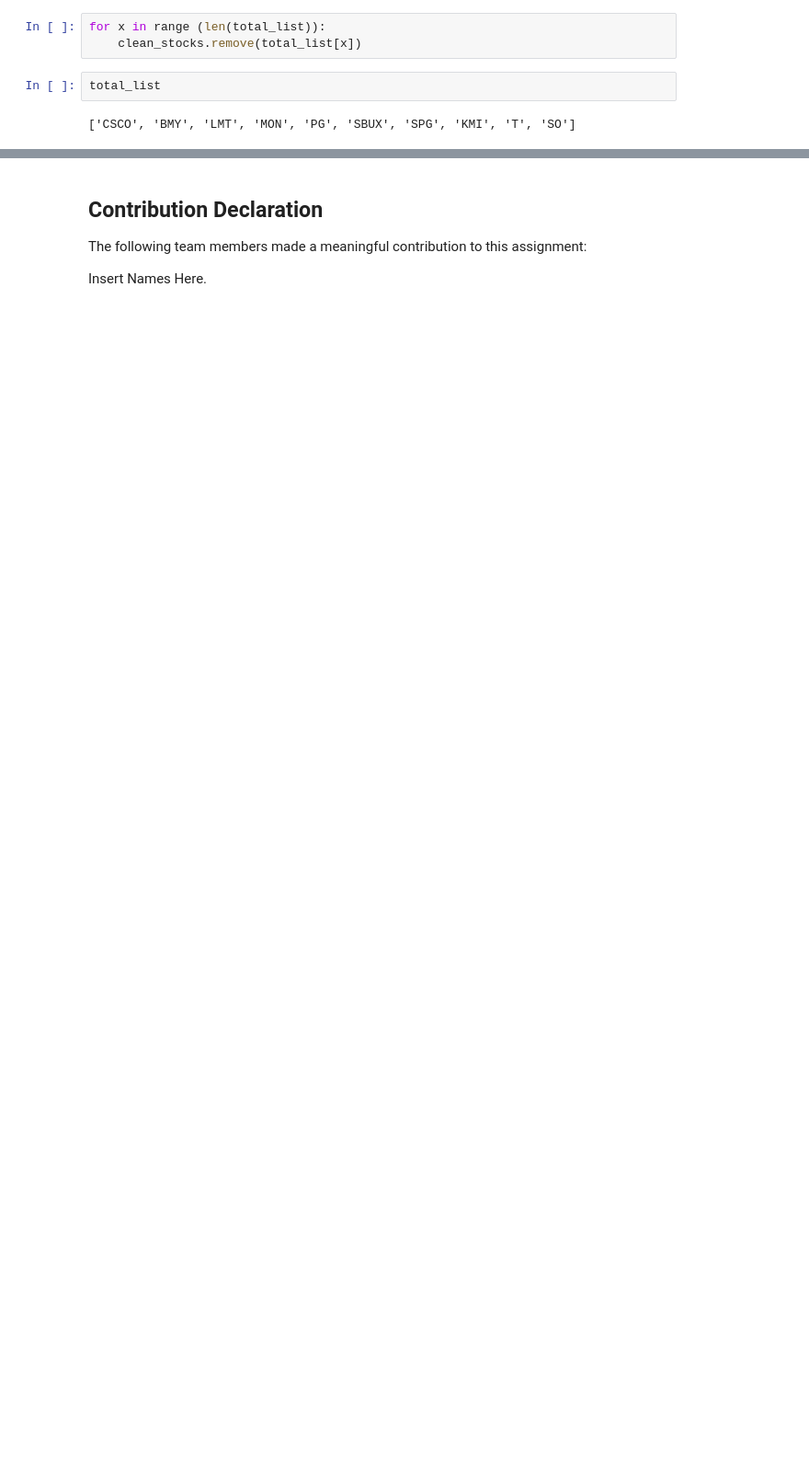
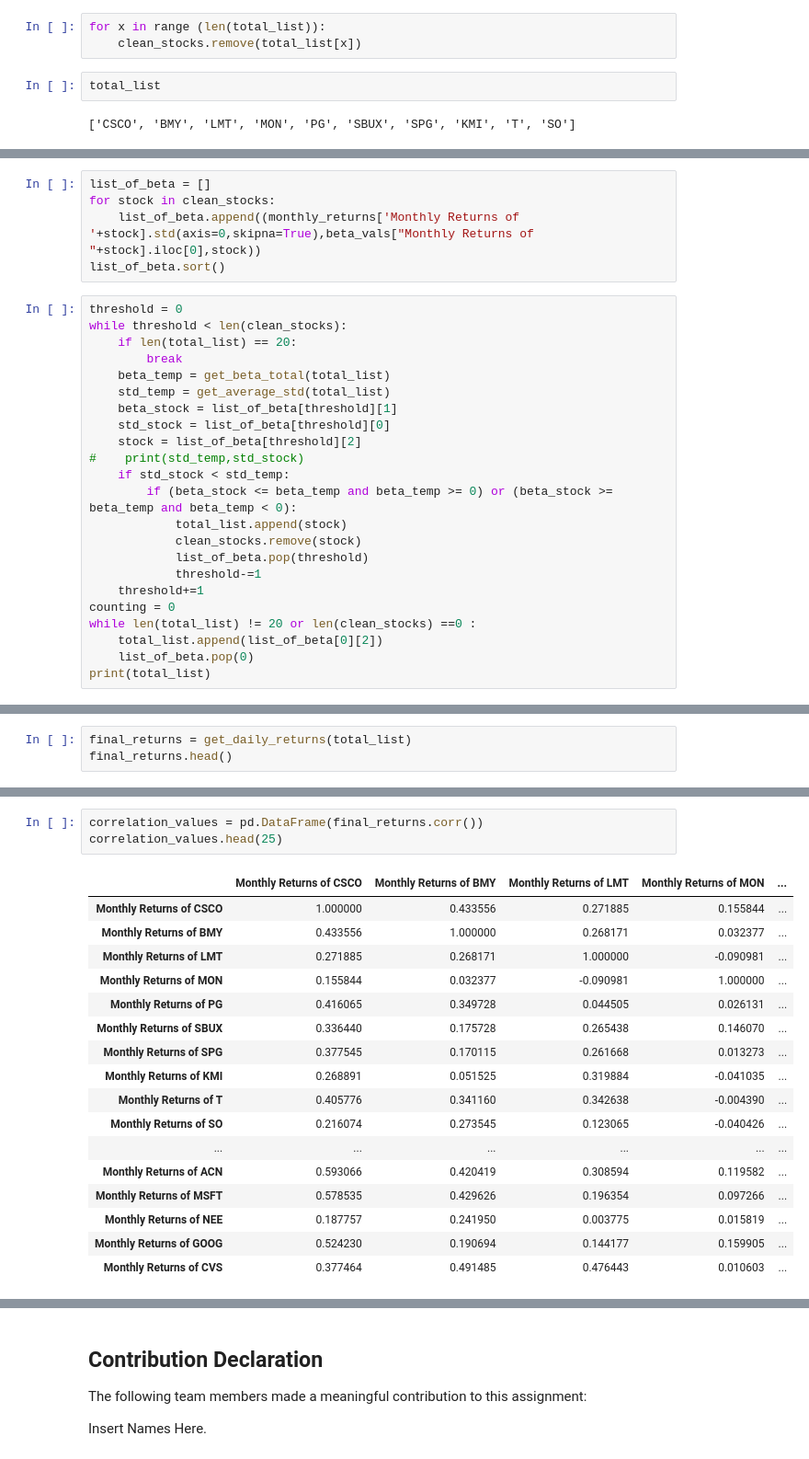
Before and after one commit to airickLeo/Personal-Algo-Bot, a Jupyter notebook: Team_15_Assignment.ipynb, the cells around one changed output, grey strips where cells are left out. Shown at 92% size. Saved outputs shown, nothing was run; the diff lists cells and outputs as text; blank space fills up the shorter version.

```diff
--- a/Team_15_Assignment.ipynb
+++ b/Team_15_Assignment.ipynb
@@ -522,0 +381,28 @@ for x in range (min(len(cleaned_list),20)):
+# %%
+list_of_beta = []
+for stock in clean_stocks:
+    list_of_beta.append((monthly_returns['Monthly Returns of '+stock].std(axis=0,skipna=True),beta_vals["Monthly Returns of "+stock].iloc[0],stock))
+list_of_beta.sort()
+# %%
+threshold = 0
+while threshold < len(clean_stocks):
+    if len(total_list) == 20:
+        break
+    beta_temp = get_beta_total(total_list)
+    std_temp = get_average_std(total_list)
+    beta_stock = list_of_beta[threshold][1]
+    std_stock = list_of_beta[threshold][0]
+    stock = list_of_beta[threshold][2]
+#    print(std_temp,std_stock)
+    if std_stock < std_temp:
+        if (beta_stock <= beta_temp and beta_temp >= 0) or (beta_stock >= beta_temp and beta_temp < 0):
+            total_list.append(stock)
+            clean_stocks.remove(stock)
+            list_of_beta.pop(threshold)
+            threshold-=1
+    threshold+=1
+counting = 0
+while len(total_list) != 20 or len(clean_stocks) ==0 :
+    total_list.append(list_of_beta[0][2])
+    list_of_beta.pop(0)
+print(total_list)
@@ -522,0 +411,3 @@ for x in range (min(len(cleaned_list),20)):
+# %%
+final_returns = get_daily_returns(total_list)
+final_returns.head()
@@ -522,0 +422,21 @@ for x in range (min(len(cleaned_list),20)):
+# %%
+correlation_values = pd.DataFrame(final_returns.corr())
+correlation_values.head(25)
+# %% [output]
+|  | Monthly Returns of CSCO | Monthly Returns of BMY | Monthly Returns of LMT | Monthly Returns of MON | ... |
+| Monthly Returns of CSCO | 1.000000 | 0.433556 | 0.271885 | 0.155844 | ... |
+| Monthly Returns of BMY | 0.433556 | 1.000000 | 0.268171 | 0.032377 | ... |
+| Monthly Returns of LMT | 0.271885 | 0.268171 | 1.000000 | -0.090981 | ... |
+| Monthly Returns of MON | 0.155844 | 0.032377 | -0.090981 | 1.000000 | ... |
+| Monthly Returns of PG | 0.416065 | 0.349728 | 0.044505 | 0.026131 | ... |
+| Monthly Returns of SBUX | 0.336440 | 0.175728 | 0.265438 | 0.146070 | ... |
+| Monthly Returns of SPG | 0.377545 | 0.170115 | 0.261668 | 0.013273 | ... |
+| Monthly Returns of KMI | 0.268891 | 0.051525 | 0.319884 | -0.041035 | ... |
+| Monthly Returns of T | 0.405776 | 0.341160 | 0.342638 | -0.004390 | ... |
+| Monthly Returns of SO | 0.216074 | 0.273545 | 0.123065 | -0.040426 | ... |
+| ... | ... | ... | ... | ... | ... |
+| Monthly Returns of ACN | 0.593066 | 0.420419 | 0.308594 | 0.119582 | ... |
+| Monthly Returns of MSFT | 0.578535 | 0.429626 | 0.196354 | 0.097266 | ... |
+| Monthly Returns of NEE | 0.187757 | 0.241950 | 0.003775 | 0.015819 | ... |
+| Monthly Returns of GOOG | 0.524230 | 0.190694 | 0.144177 | 0.159905 | ... |
+| Monthly Returns of CVS | 0.377464 | 0.491485 | 0.476443 | 0.010603 | ... |
```
Also changed, not shown: parts of 32 cells of this notebook, 1 other file.
